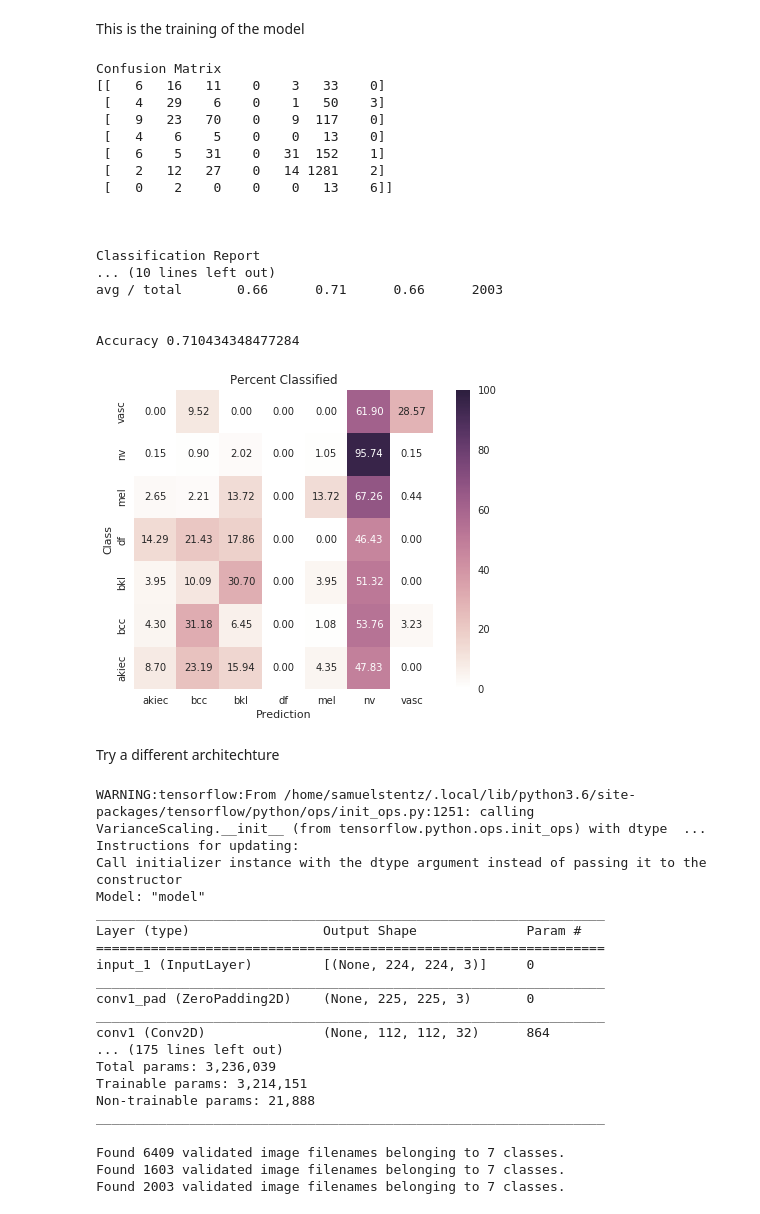
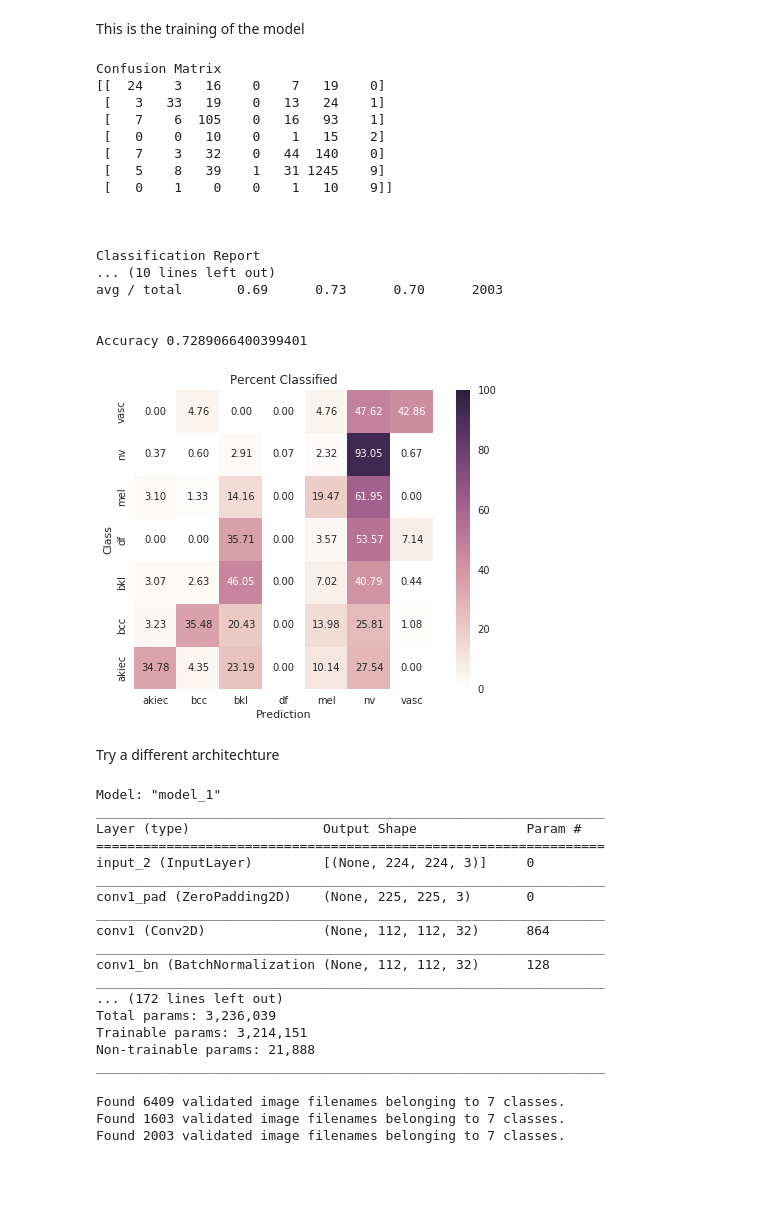
Before and after one commit to SamuelStentz/SkinCancerAnalysis, a Jupyter notebook: Analysis/analysis_sam.ipynb, the cells around one changed output. Saved outputs shown, nothing was run; the diff lists cells and outputs as text; code cells hidden in the pictures; blank space fills up the shorter version.

```diff
--- a/Analysis/analysis_sam.ipynb
+++ b/Analysis/analysis_sam.ipynb
@@ -234,7 +234,7 @@ model.save_weights('first_try.h5')
 # load model and evaluate on test set
 from tensorflow.keras.models import load_model
 
-model.load_weights('best_validation.hdf5')
+model.load_weights('best_validation_mobilenet.hdf5')
 
 test_generator.reset()
 y_pred = model.predict_generator(test_generator,steps= nb_test_samples // batch_size + 1)
@@ -260,22 +260,22 @@ num_right = np.sum(labels == y_pred)
 print(f"\nAccuracy {num_right / y_pred.shape[0]}")
 # %% [output]
 Confusion Matrix
-[[   6   16   11    0    3   33    0]
- [   4   29    6    0    1   50    3]
- [   9   23   70    0    9  117    0]
- [   4    6    5    0    0   13    0]
- [   6    5   31    0   31  152    1]
- [   2   12   27    0   14 1281    2]
- [   0    2    0    0    0   13    6]]
+[[  24    3   16    0    7   19    0]
+ [   3   33   19    0   13   24    1]
+ [   7    6  105    0   16   93    1]
+ [   0    0   10    0    1   15    2]
+ [   7    3   32    0   44  140    0]
+ [   5    8   39    1   31 1245    9]
+ [   0    1    0    0    1   10    9]]
 
 
 
 Classification Report
 ... (10 lines left out)
-avg / total       0.66      0.71      0.66      2003
+avg / total       0.69      0.73      0.70      2003
 
 
-Accuracy 0.710434348477284
+Accuracy 0.7289066400399401
 # %%
 import numpy as np
 import matplotlib.pyplot as plt
@@ -298,35 +298,45 @@ s = conf_arr.sum(axis = 1)
 conf_arr = (conf_arr * 100.0) / s[:,None]
 
 conf_arr = np.nan_to_num(conf_arr)
 
 df_cm = pd.DataFrame(conf_arr,
   index = names,
   columns = names)
 
 fig = plt.figure()
 
 plt.clf()
 
 ax = fig.add_subplot(111)
 ax.set_aspect(1)
 
 cmap = sns.cubehelix_palette(light=1, as_cmap=True)
 
 res = sn.heatmap(df_cm, annot=True, vmin=0.0, vmax=100.0, fmt='.2f', cmap=cmap)
 
 res.invert_yaxis()
 
 plt.yticks(np.arange(len(names)) + .5, names,va='center')
 
 plt.title('Percent Classified')
 plt.xlabel("Prediction")
 plt.ylabel("Class")
 
-plt.savefig('confusion_matrix_cnn.png', dpi=100, bbox_inches='tight' )
+plt.savefig('../Figures/best_validation_mobilenet_2.png', dpi=100, bbox_inches='tight' )
 plt.show()
 plt.close()
+
+
+
+labels_named = [reverse[number] for number in labels]
+ypred_named = [reverse[number] for number in y_pred]
+
+pred_df = pd.DataFrame()
+pred_df["y_true"] = labels_named
+pred_df["y_pred"] = ypred_named
+pred_df.to_csv("../Figures/sam_classifications.csv")
 # %% [output]
-[figure, old version]
+[figure, new version]
 # %% [markdown]
 Try a different architechture
 # %%
@@ -347,7 +357,7 @@ x = mobile.layers[-6].output
 
 # Create a new dense layer for predictions
 # 7 corresponds to the number of classes
-x = Dropout(0.25)(x)
+x = Dropout(0.4)(x)
 
 predictions = Dense(7, activation='softmax')(x)
 
@@ -361,19 +371,19 @@ model.summary()
 for layer in model.layers[:-23]:
     layer.trainable = False
 # %% [output]
-WARNING:tensorflow:From /home/samuelstentz/.local/lib/python3.6/site-packages/tensorflow/python/ops/init_ops.py:1251: calling VarianceScaling.__init__ (from tensorflow.python.ops.init_ops) with dtype  ...
-Instructions for updating:
-Call initializer instance with the dtype argument instead of passing it to the constructor
-Model: "model"
+Model: "model_1"
 _________________________________________________________________
 Layer (type)                 Output Shape              Param #
 =================================================================
-input_1 (InputLayer)         [(None, 224, 224, 3)]     0
+input_2 (InputLayer)         [(None, 224, 224, 3)]     0
 _________________________________________________________________
 conv1_pad (ZeroPadding2D)    (None, 225, 225, 3)       0
 _________________________________________________________________
 conv1 (Conv2D)               (None, 112, 112, 32)      864
-... (175 lines left out)
+_________________________________________________________________
+conv1_bn (BatchNormalization (None, 112, 112, 32)      128
+_________________________________________________________________
+... (172 lines left out)
 Total params: 3,236,039
 Trainable params: 3,214,151
 Non-trainable params: 21,888
```
Also changed, not shown: parts of 2 cells of this notebook, 4 other files.
